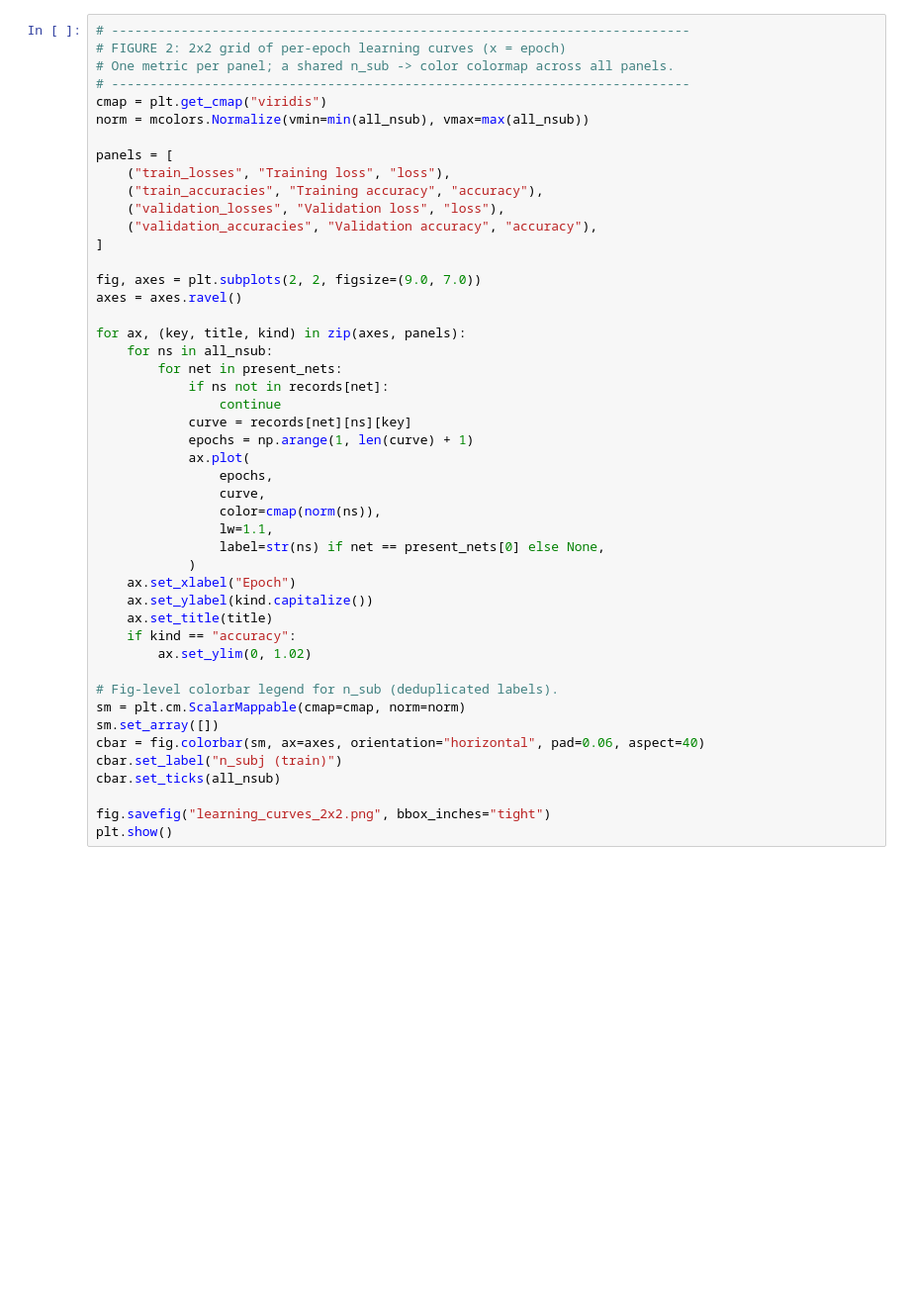
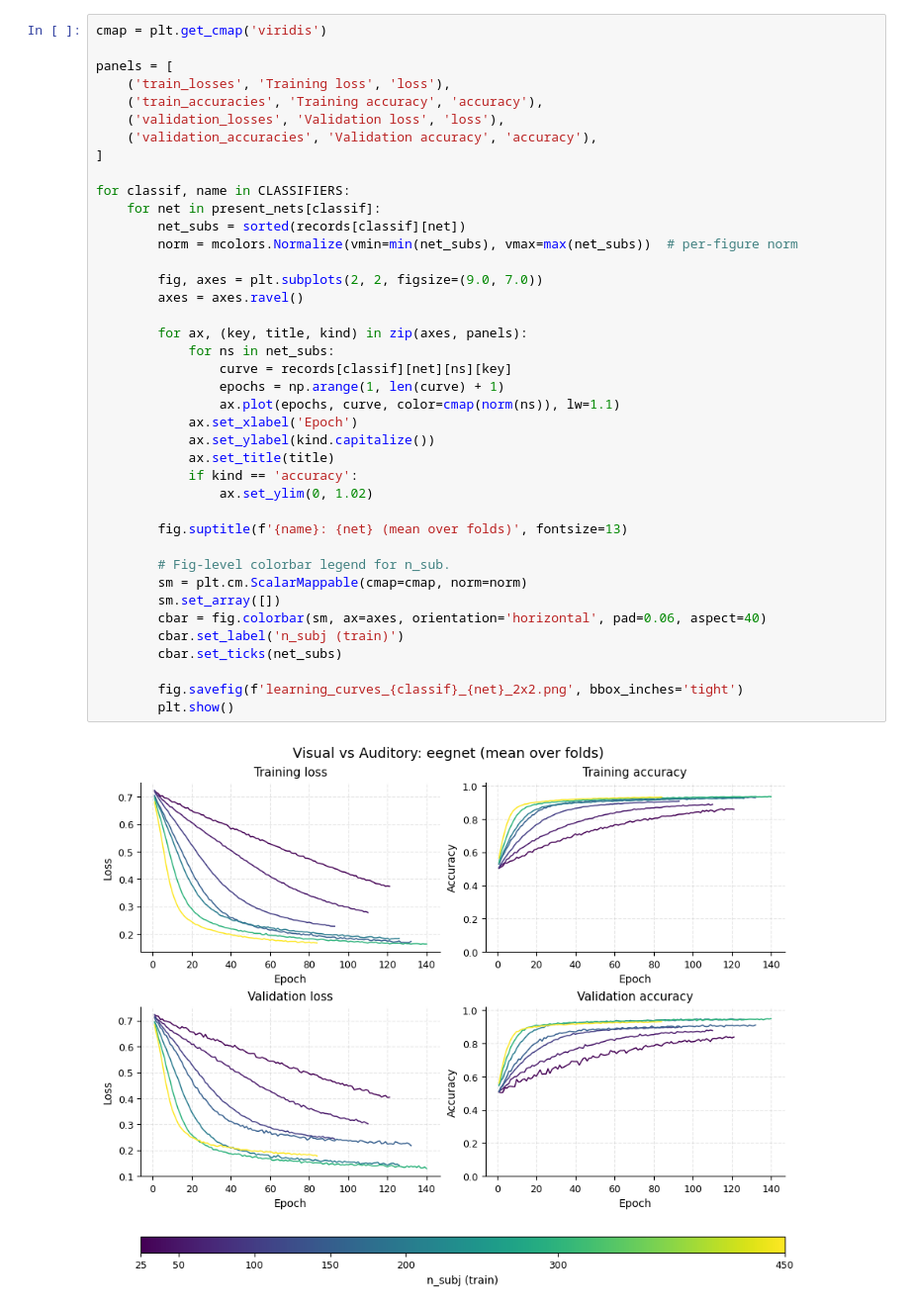
Before and after one commit to arthurdehgan/meegnet, a Jupyter notebook: notebooks/visu_nsub_metric.ipynb, the cells around one changed output. Shown at 99% size. Drawn from its saved outputs; the diff is of its cells as text; blank space fills up the shorter version.

```diff
--- a/notebooks/visu_nsub_metric.ipynb
+++ b/notebooks/visu_nsub_metric.ipynb
@@ -149,47 +274,42 @@ plt.show()
 # %%
-# ---------------------------------------------------------------------------
-# FIGURE 2: 2x2 grid of per-epoch learning curves (x = epoch)
-# One metric per panel; a shared n_sub -> color colormap across all panels.
-# ---------------------------------------------------------------------------
-cmap = plt.get_cmap("viridis")
-norm = mcolors.Normalize(vmin=min(all_nsub), vmax=max(all_nsub))
+cmap = plt.get_cmap('viridis')
 
 panels = [
-    ("train_losses", "Training loss", "loss"),
-    ("train_accuracies", "Training accuracy", "accuracy"),
-    ("validation_losses", "Validation loss", "loss"),
-    ("validation_accuracies", "Validation accuracy", "accuracy"),
+	('train_losses', 'Training loss', 'loss'),
+	('train_accuracies', 'Training accuracy', 'accuracy'),
+	('validation_losses', 'Validation loss', 'loss'),
+	('validation_accuracies', 'Validation accuracy', 'accuracy'),
 ]
 
-fig, axes = plt.subplots(2, 2, figsize=(9.0, 7.0))
-axes = axes.ravel()
+for classif, name in CLASSIFIERS:
+	for net in present_nets[classif]:
+		net_subs = sorted(records[classif][net])
+		norm = mcolors.Normalize(vmin=min(net_subs), vmax=max(net_subs))  # per-figure norm
 
-for ax, (key, title, kind) in zip(axes, panels):
-    for ns in all_nsub:
-        for net in present_nets:
-            if ns not in records[net]:
-                continue
-            curve = records[net][ns][key]
-            epochs = np.arange(1, len(curve) + 1)
-            ax.plot(
-                epochs,
-                curve,
-                color=cmap(norm(ns)),
-                lw=1.1,
-                label=str(ns) if net == present_nets[0] else None,
-            )
-    ax.set_xlabel("Epoch")
-    ax.set_ylabel(kind.capitalize())
-    ax.set_title(title)
-    if kind == "accuracy":
-        ax.set_ylim(0, 1.02)
+		fig, axes = plt.subplots(2, 2, figsize=(9.0, 7.0))
+		axes = axes.ravel()
 
-# Fig-level colorbar legend for n_sub (deduplicated labels).
-sm = plt.cm.ScalarMappable(cmap=cmap, norm=norm)
-sm.set_array([])
-cbar = fig.colorbar(sm, ax=axes, orientation="horizontal", pad=0.06, aspect=40)
-cbar.set_label("n_subj (train)")
-cbar.set_ticks(all_nsub)
+		for ax, (key, title, kind) in zip(axes, panels):
+			for ns in net_subs:
+				curve = records[classif][net][ns][key]
+				epochs = np.arange(1, len(curve) + 1)
+				ax.plot(epochs, curve, color=cmap(norm(ns)), lw=1.1)
+			ax.set_xlabel('Epoch')
+			ax.set_ylabel(kind.capitalize())
+			ax.set_title(title)
+			if kind == 'accuracy':
+				ax.set_ylim(0, 1.02)
 
-fig.savefig("learning_curves_2x2.png", bbox_inches="tight")
-plt.show()
+		fig.suptitle(f'{name}: {net} (mean over folds)', fontsize=13)
+
+		# Fig-level colorbar legend for n_sub.
+		sm = plt.cm.ScalarMappable(cmap=cmap, norm=norm)
+		sm.set_array([])
+		cbar = fig.colorbar(sm, ax=axes, orientation='horizontal', pad=0.06, aspect=40)
+		cbar.set_label('n_subj (train)')
+		cbar.set_ticks(net_subs)
+
+		fig.savefig(f'learning_curves_{classif}_{net}_2x2.png', bbox_inches='tight')
+		plt.show()
+# %% [output]
+[figure, added]
```
Also changed, not shown: parts of 8 cells of this notebook, 1 other file.
